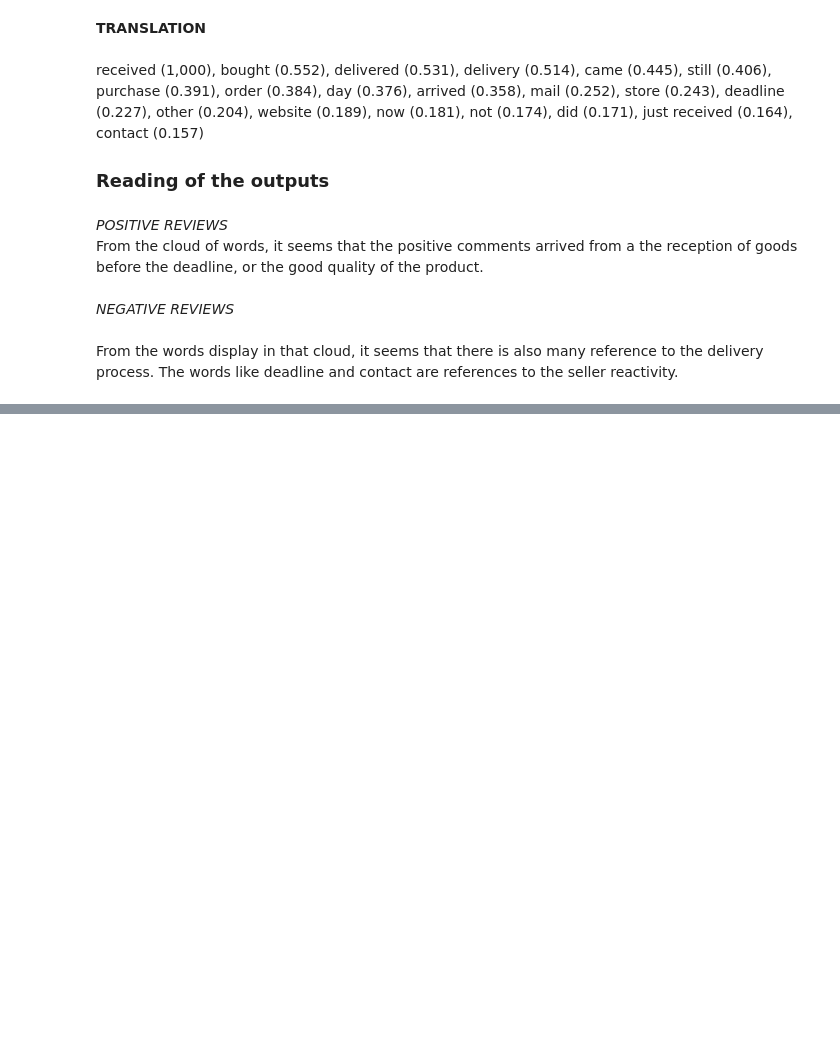
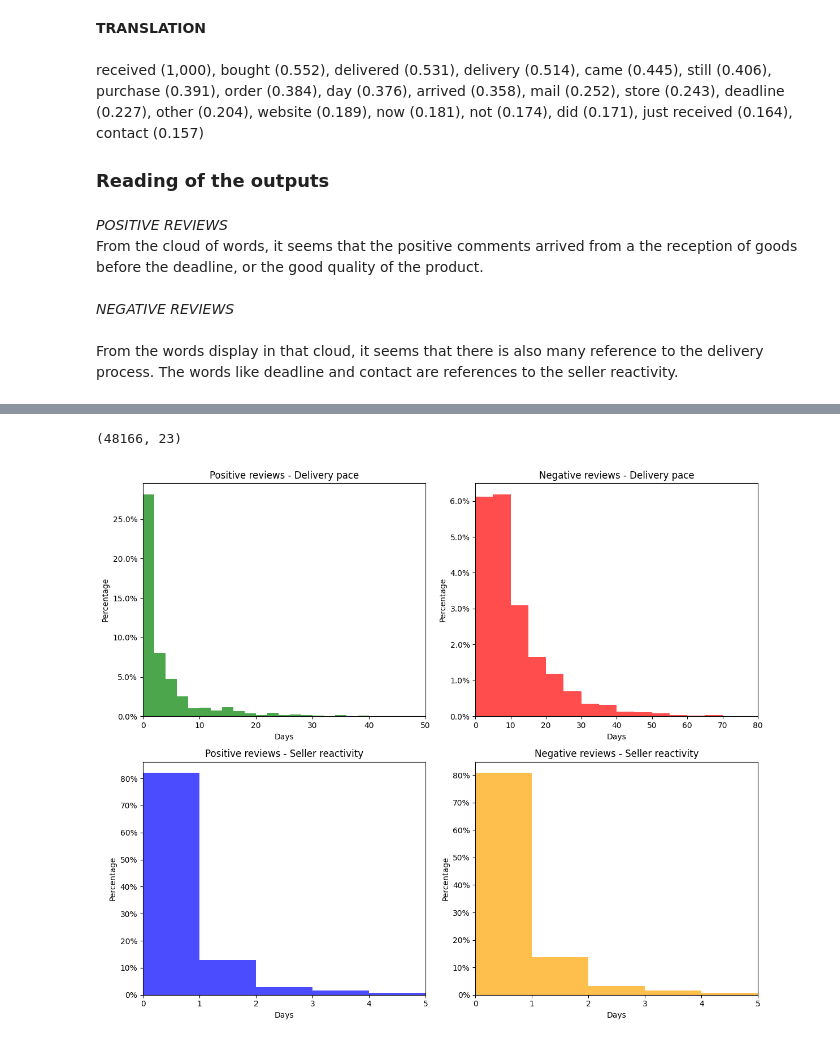
Before and after one commit to Romaric1209/Olist, a Jupyter notebook: Reviews Sentiment Analysis.ipynb, the cells around one changed output, grey strips where cells are left out. Drawn from its saved outputs; the diff is of its cells as text; code cells hidden in the pictures; blank space fills up the shorter version.

Commit message:
review

```diff
--- a/Reviews Sentiment Analysis.ipynb
+++ b/Reviews Sentiment Analysis.ipynb
@@ -482,0 +535,7 @@ From the words display in that cloud, it seems that there is also many reference
+# %%
+order_df['order_purchase_timestamp'] = pd.to_datetime(order_df['order_purchase_timestamp'])
+order_df['order_approved_at'] = pd.to_datetime(order_df['order_approved_at'])
+order_df['order_delivered_carrier_date'] = pd.to_datetime(order_df['order_delivered_carrier_date'])
+order_df['order_delivered_customer_date'] = pd.to_datetime(order_df['order_delivered_customer_date'])
+order_df['order_estimated_delivery_date'] = pd.to_datetime(order_df['order_estimated_delivery_date'])
+order_df.info()
@@ -482,0 +558,57 @@ From the words display in that cloud, it seems that there is also many reference
+# %%
+data = data.merge(order_df, on = 'order_id',how = 'inner')
+data.shape
+# %% [output]
+(48166, 23)
+# %%
+pos_df = data[data['predicted_class'] == 'POSITIVE FEELING'].copy()
+neg_df = data[data['predicted_class'] == 'NEGATIVE FEELING'].copy()
+# %%
+# Calculate time deltas
+pos_df.loc[:, 'delivery_delay'] = (pos_df['order_delivered_customer_date'] - pos_df['order_estimated_delivery_date']).dt.days
+pos_df.loc[:, 'seller_reactivity'] = (pos_df['order_approved_at'] - pos_df['order_purchase_timestamp']).dt.days
+
+neg_df.loc[:, 'delivery_delay'] = (neg_df['order_delivered_customer_date'] - neg_df['order_estimated_delivery_date']).dt.days
+neg_df.loc[:, 'seller_reactivity'] = (neg_df['order_approved_at'] - neg_df['order_purchase_timestamp']).dt.days
+# %%
+import matplotlib.pyplot as plt
+import matplotlib.ticker as mtick
+
+fig, axs = plt.subplots(2, 2, figsize=(12, 10))
+
+# Delivery pace - Positive reviews
+axs[0, 0].hist(pos_df['delivery_delay'].dropna(), bins=range(0, 41, 2), color='green', alpha=0.7, density=True)
+axs[0, 0].set_title('Positive reviews - Delivery pace')
+axs[0, 0].set_xlabel('Days')
+axs[0, 0].set_ylabel('Percentage')
+axs[0, 0].set_xlim(0, 50)
+axs[0, 0].yaxis.set_major_formatter(mtick.PercentFormatter(xmax=1.0))
+
+# Seller reactivity - Positive reviews
+axs[1, 0].hist(pos_df['seller_reactivity'].dropna(), bins=range(0, 6), color='blue', alpha=0.7, density=True)
+axs[1, 0].set_title('Positive reviews - Seller reactivity')
+axs[1, 0].set_xlabel('Days')
+axs[1, 0].set_ylabel('Percentage')
+axs[1, 0].set_xlim(0, 5)
+axs[1, 0].yaxis.set_major_formatter(mtick.PercentFormatter(xmax=1.0))
+
+# Delivery pace - Negative reviews
+axs[0, 1].hist(neg_df['delivery_delay'].dropna(), bins=range(0, 81, 5), color='red', alpha=0.7, density=True)
+axs[0, 1].set_title('Negative reviews - Delivery pace')
+axs[0, 1].set_xlabel('Days')
+axs[0, 1].set_ylabel('Percentage')
+axs[0, 1].set_xlim(0, 80)
+axs[0, 1].yaxis.set_major_formatter(mtick.PercentFormatter(xmax=1.0))
+
+# Seller reactivity - Negative reviews
+axs[1, 1].hist(neg_df['seller_reactivity'].dropna(), bins=range(0, 6), color='orange', alpha=0.7, density=True)
+axs[1, 1].set_title('Negative reviews - Seller reactivity')
+axs[1, 1].set_xlabel('Days')
+axs[1, 1].set_ylabel('Percentage')
+axs[1, 1].set_xlim(0, 5)
+axs[1, 1].yaxis.set_major_formatter(mtick.PercentFormatter(xmax=1.0))
+
+plt.tight_layout()
+plt.show()
+# %% [output]
+[figure, added]
```
Also changed, not shown: parts of 9 cells of this notebook.
